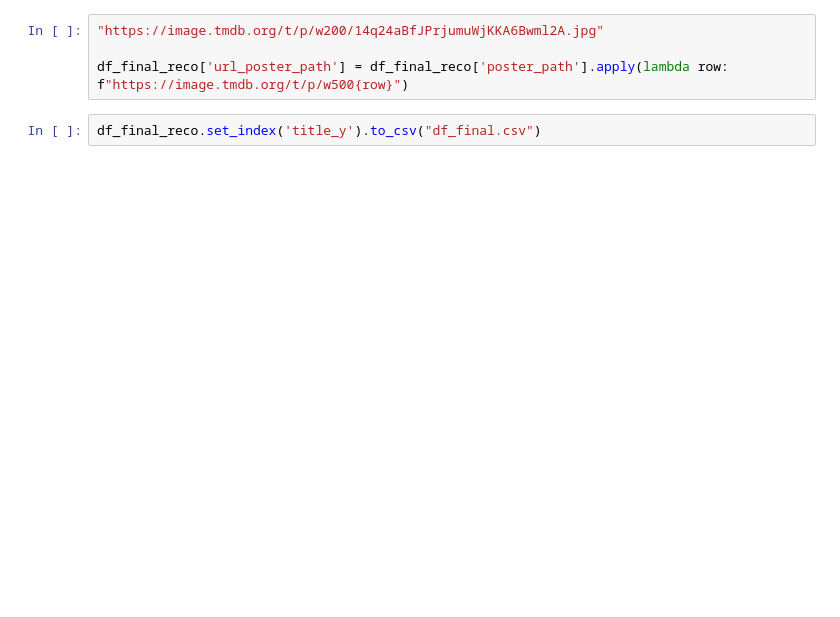
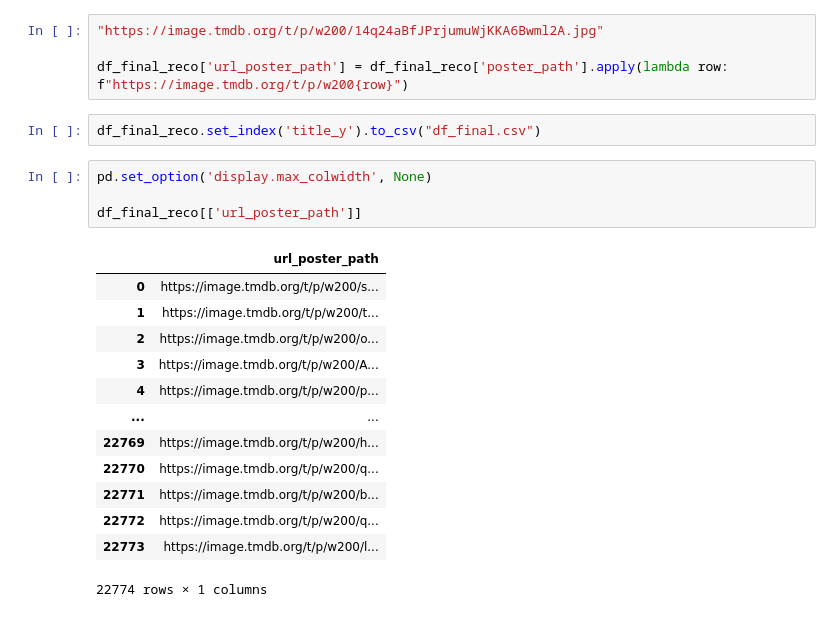
Before and after one commit to Ghali65/Projet_cine_creuse, a Jupyter notebook: Projet_2_ML.ipynb, the cells around one changed output. Drawn from its saved outputs; the diff is of its cells as text; blank space fills up the shorter version.

```diff
--- a/Projet_2_ML.ipynb
+++ b/Projet_2_ML.ipynb
@@ -481,6 +462,24 @@ df_final_reco = df_finish_him.merge(recommendations, how='inner', left_on='tcons
 # %%
 "https://image.tmdb.org/t/p/w200/14q24aBfJPrjumuWjKKA6Bwml2A.jpg"
 
-df_final_reco['url_poster_path'] = df_final_reco['poster_path'].apply(lambda row: f"https://image.tmdb.org/t/p/w500{row}")
+df_final_reco['url_poster_path'] = df_final_reco['poster_path'].apply(lambda row: f"https://image.tmdb.org/t/p/w200{row}")
 # %%
 df_final_reco.set_index('title_y').to_csv("df_final.csv")
+# %%
+pd.set_option('display.max_colwidth', None)
+
+df_final_reco[['url_poster_path']]
+# %% [output]
+|  | url_poster_path |
+| 0 | https://image.tmdb.org/t/p/w200/s... |
+| 1 | https://image.tmdb.org/t/p/w200/t... |
+| 2 | https://image.tmdb.org/t/p/w200/o... |
+| 3 | https://image.tmdb.org/t/p/w200/A... |
+| 4 | https://image.tmdb.org/t/p/w200/p... |
+| ... | ... |
+| 22769 | https://image.tmdb.org/t/p/w200/h... |
+| 22770 | https://image.tmdb.org/t/p/w200/q... |
+| 22771 | https://image.tmdb.org/t/p/w200/b... |
+| 22772 | https://image.tmdb.org/t/p/w200/q... |
+| 22773 | https://image.tmdb.org/t/p/w200/l... |
+22774 rows × 1 columns
```
Also changed, not shown: parts of 2 cells of this notebook, 4 other files.
